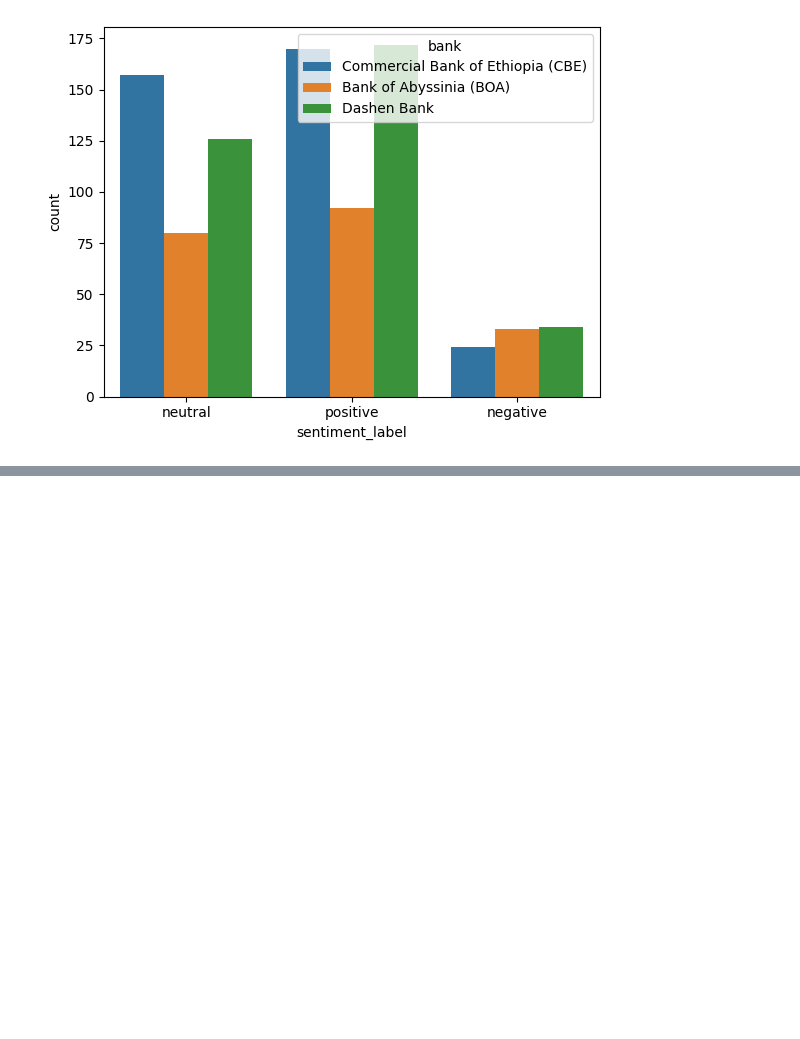
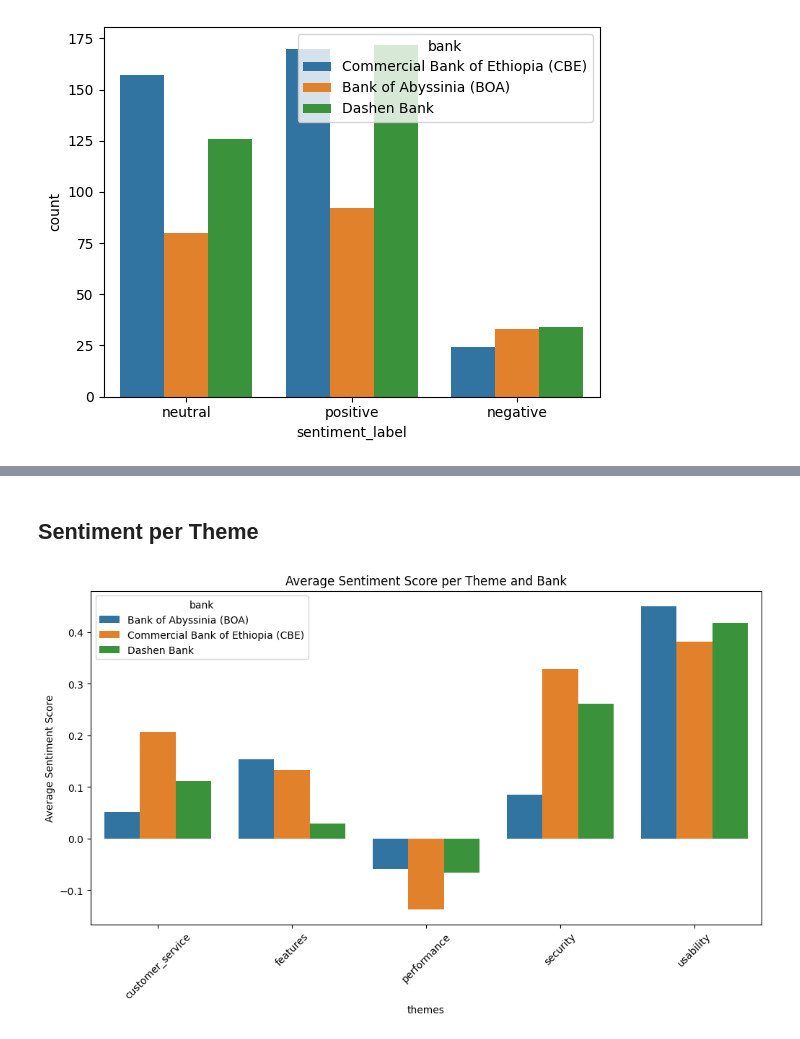
Before and after one commit to Kalalayu/playstore-fintech-cx, a Jupyter notebook: notebooks/task2_sentiment_thematic_analysis.ipynb, the cells around one changed output, grey strips where cells are left out. Saved outputs shown, nothing was run; the diff lists cells and outputs as text; code cells hidden in the pictures; blank space fills up the shorter version.

```diff
--- a/notebooks/task2_sentiment_thematic_analysis.ipynb
+++ b/notebooks/task2_sentiment_thematic_analysis.ipynb
@@ -192,0 +248,13 @@ plt.show()
+# %% [markdown]
+## Sentiment per Theme
+# %%
+theme_sentiment = df.explode("themes").groupby(["themes","bank"])["sentiment_score"].mean().reset_index()
+
+plt.figure(figsize=(12,6))
+sns.barplot(x="themes", y="sentiment_score", hue="bank", data=theme_sentiment)
+plt.title("Average Sentiment Score per Theme and Bank")
+plt.xticks(rotation=45)
+plt.ylabel("Average Sentiment Score")
+plt.show()
+# %% [output]
+[figure, added]
```
Also changed, not shown: parts of 8 cells of this notebook, 1 other file.
